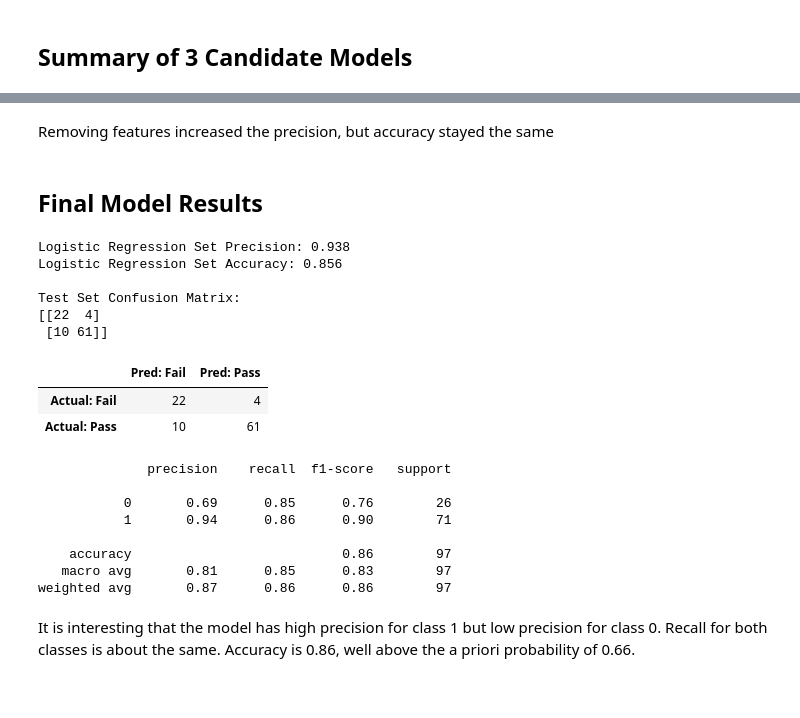
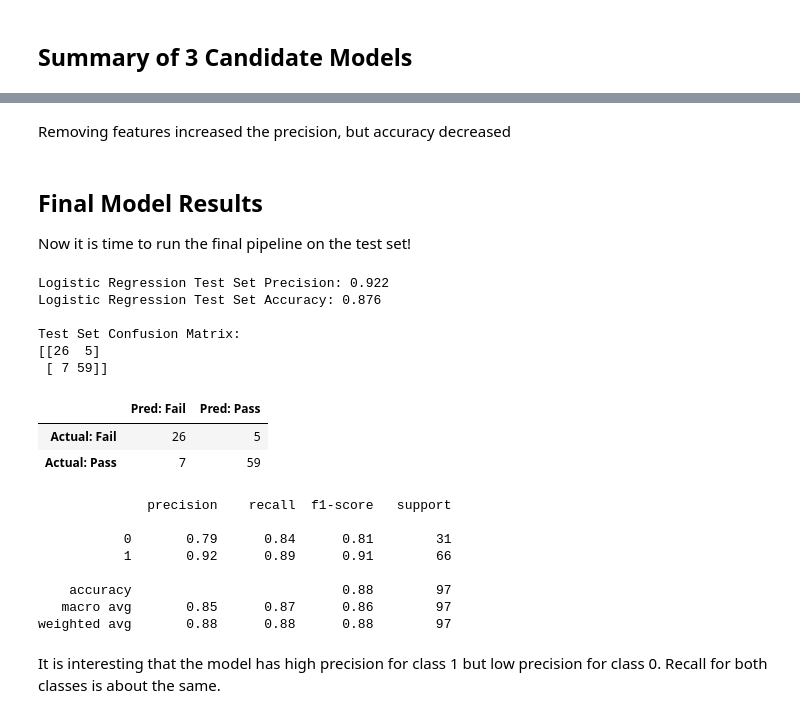
Before and after one commit to amtan20/predictSBAC, a Jupyter notebook: Final_Notebook.ipynb, the cells around one changed output, grey strips where cells are left out. Drawn from its saved outputs; the diff is of its cells as text; code cells hidden in the pictures.

```diff
--- a/Final_Notebook.ipynb
+++ b/Final_Notebook.ipynb
@@ -67,5 +69,6 @@ y = data['Mathematics Achievement Level']
 X.rename(columns={"Reading Fall '18 %ile" : "Reading Fall Percentile",
                   "Reading Winter '18 %ile" : "Reading Winter Percentile",
                   "Math Fall '18 %ile" : "Math Fall Percentile",
-                  "Winter '18 %ile" : "Math Winter Percentile"}, inplace=True)
+                  "Winter '18 %ile" : "Math Winter Percentile",
+                  "Reading \nMet Winter Goal?" : "Reading Met Winter Goal?"}, inplace=True)
 # %% [markdown]
@@ -92,6 +96,6 @@ Create Train, Validation, and Test Sets
 # %%
 # Create train and test sets
-X_train, X_test, y_train, y_test = train_test_split(X, y, random_state=46)
+X_train, X_test, y_train, y_test = train_test_split(X, y, stratify=y, random_state=46)
 # %%
 X_train.to_csv('X_train.csv')
 pd.DataFrame(y_train).to_csv('y_train.csv')
@@ -103,7 +109,7 @@ Impute missing values, one hot encode categorical features, standardize numeric
 boolean_columns = ['IDEA Indicator', 'LEP Status', 'Economically Disadvantaged Status']
 
 categorical_columns = ['Grade _x',
-       'Reading \nMet Winter Goal?',
+       'Reading Met Winter Goal?',
        'Math Met Winter Goal?',
        'Race/Ethnicity', 'Language Code',
        'English Language Proficiency Level', 'Migrant Status',
@@ -605,30 +568,31 @@ Accuracy went from 0.862 to 0.862, an improvement of 0.0
 # %% [markdown]
-Removing features increased the precision, but accuracy stayed the same
+Removing features increased the precision, but accuracy decreased
-# %% [markdown]
-Final Model Results
-----
+# %% [markdown]
+Final Model Results
+----
+Now it is time to run the final pipeline on the test set!
 # %%
 # Final Features
-boolean_columns_final = ['LEP Status', 'Economically Disadvantaged Status']
+boolean_columns_final = ['LEP Status']
 
-categorical_columns_final = ['Math Met Winter Goal?', 'Race/Ethnicity']
+categorical_columns_final = ['English Language Proficiency Level']
 
-numeric_columns_final = ['Reading Winter Percentile', 'Math Winter Percentile']
+numeric_columns_final = ['Math Winter Percentile', 'Reading Winter Percentile', 'Reading Fall Score to Winter Growth']
 
 
 # Final Preprocessing Pipeline
-boolean_pipe_final = Pipeline([('imputer', SimpleImputer(strategy='constant', fill_value='False')),
+boolean_pipe = Pipeline([('imputer', SimpleImputer(strategy='constant', fill_value='False')),
                          ('ohe', OneHotEncoder(handle_unknown='ignore'))])
 
-categorical_pipe_final = Pipeline([('imputer', SimpleImputer(strategy='constant', fill_value='missing')),
+categorical_pipe = Pipeline([('imputer', SimpleImputer(strategy='constant', fill_value='missing')),
                              ('ohe', OneHotEncoder(handle_unknown='ignore'))])
 
-numeric_pipe_final = Pipeline([('scaler', StandardScaler()),
+numeric_pipe = Pipeline([('scaler', StandardScaler()),
                          ('imputer', SimpleImputer(strategy='median'))])
 
-preprocessing_final = ColumnTransformer([('boolean', boolean_pipe_final,  boolean_columns_final),
-                                   ('categorical', categorical_pipe_final, categorical_columns_final),
-                                   ('numeric',  numeric_pipe_final, numeric_columns_final)])
+preprocessing_final = ColumnTransformer([('boolean', boolean_pipe,  boolean_columns_final),
+                                   ('categorical', categorical_pipe, categorical_columns_final),
+                                   ('numeric',  numeric_pipe, numeric_columns_final)])
 
 
 # Hyperparameters
@@ -641,7 +605,7 @@ lr_best_params = {'C': 7.742636826811269,
 
 # Final Pipeline
 pipe_final = Pipeline([('preprocessing', preprocessing_final),
-                 ('classifier',  LogisticRegression(**lr_best_params))])
+                       ('classifier',  LogisticRegression(**lr_best_params))])
 
 # Fit Pipeline on entire train
 pipe_final.fit(X_train, y_train)
@@ -650,31 +614,31 @@ pipe_final.fit(X_train, y_train)
 preds = pipe_final.predict(X_test)
 
 # See test set precision, accuraacy and confusion matrix
-lr_precision_score = precision_score(y_test, preds)
-lr_acc_score = accuracy_score(y_test, preds)
-lr_confusion = confusion_matrix(y_test, preds)
+lr_test_precision_score = precision_score(y_test, preds)
+lr_test_acc_score = accuracy_score(y_test, preds)
+lr_test_confusion = confusion_matrix(y_test, preds)
 
-print("Logistic Regression Set Precision:", round(lr_precision_score,3))
-print("Logistic Regression Set Accuracy:", round(lr_acc_score,3))
+print("Logistic Regression Test Set Precision:", round(lr_test_precision_score,3))
+print("Logistic Regression Test Set Accuracy:", round(lr_test_acc_score,3))
 print("")
 print("Test Set Confusion Matrix:")
-print(lr_confusion)
+print(lr_test_confusion)
 # %% [output]
-Logistic Regression Set Precision: 0.938
-Logistic Regression Set Accuracy: 0.856
+Logistic Regression Test Set Precision: 0.922
+Logistic Regression Test Set Accuracy: 0.876
 
 Test Set Confusion Matrix:
-[[22  4]
- [10 61]]
+[[26  5]
+ [ 7 59]]
 # %%
 # Create df to interpret confusion matrix
 labels = ['Fail', 'Pass']
-pd.DataFrame(lr_confusion, columns=[f'Pred: {label}' for label in labels],
+pd.DataFrame(lr_test_confusion, columns=[f'Pred: {label}' for label in labels],
                   index=[f'Actual: {label}' for label in labels])
 # %% [output]
 |  | Pred: Fail | Pred: Pass |
-| Actual: Fail | 22 | 4 |
-| Actual: Pass | 10 | 61 |
+| Actual: Fail | 26 | 5 |
+| Actual: Pass | 7 | 59 |
 # %%
 # Check classification report
 full_report = classification_report(y_test, preds)
@@ -682,11 +646,11 @@ print(full_report)
 # %% [output]
               precision    recall  f1-score   support
 
-           0       0.69      0.85      0.76        26
-           1       0.94      0.86      0.90        71
+           0       0.79      0.84      0.81        31
+           1       0.92      0.89      0.91        66
 
-    accuracy                           0.86        97
-   macro avg       0.81      0.85      0.83        97
-weighted avg       0.87      0.86      0.86        97
+    accuracy                           0.88        97
+   macro avg       0.85      0.87      0.86        97
+weighted avg       0.88      0.88      0.88        97
 # %% [markdown]
-It is interesting that the model has high precision for class 1 but low precision for class 0. Recall for both classes is about the same. Accuracy is 0.86, well above the a priori probability of 0.66.
+It is interesting that the model has high precision for class 1 but low precision for class 0. Recall for both classes is about the same.
```
Also changed, not shown: parts of 27 cells of this notebook.
